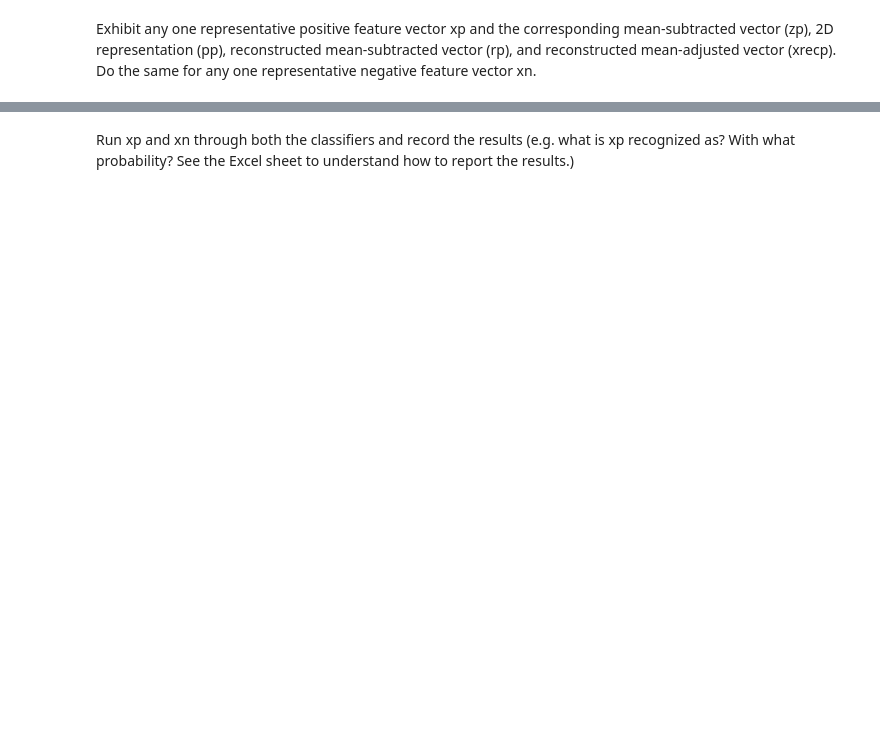
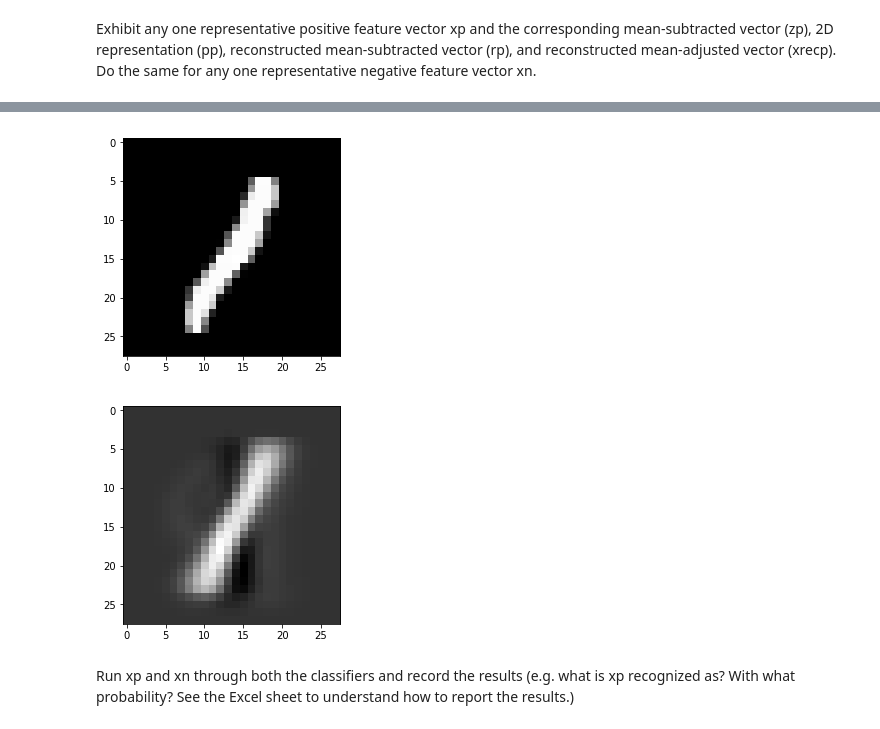
Before and after one commit to yelaura/python-assignments, a Jupyter notebook: Intro to Machine Learning/Assignment 3.ipynb, the cells around one changed output, grey strips where cells are left out. Saved outputs shown, nothing was run; the diff lists cells and outputs as text; code cells hidden in the pictures; blank space fills up the shorter version.

```diff
--- a/Intro to Machine Learning/Assignment 3.ipynb
+++ b/Intro to Machine Learning/Assignment 3.ipynb
@@ -305,2 +292,18 @@ LinAlgError: Singular matrix
+# %%
+xn = ones[620]
+showimage(xn)
+
+zn = xn - X_miu
+
+pn = np.dot(zn, V_new.T)
+
+rn = np.dot(pn, V_new)
+
+xrecn = rn + X_miu
+
+showimage(xrecn)
+# %% [output]
+[figure, added]
+[figure, added]
 # %% [markdown]
 Run xp and xn through both the classifiers and record the results (e.g. what is xp recognized as? With what probability? See the Excel sheet to understand how to report the results.)
```
Also changed, not shown: parts of 12 cells of this notebook, 2 other files.
